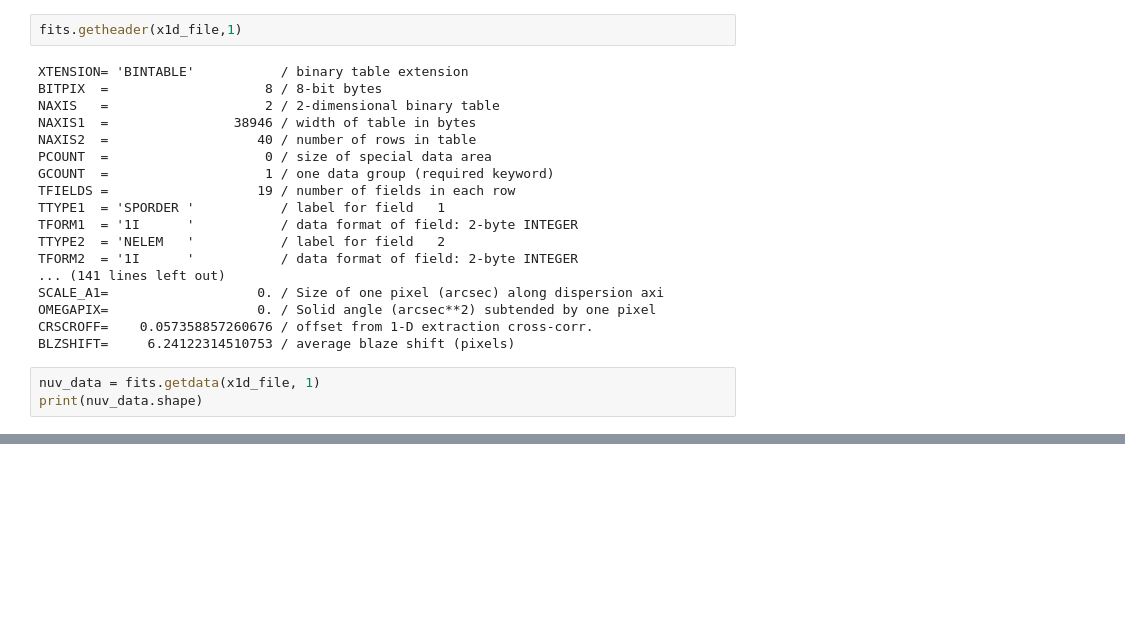
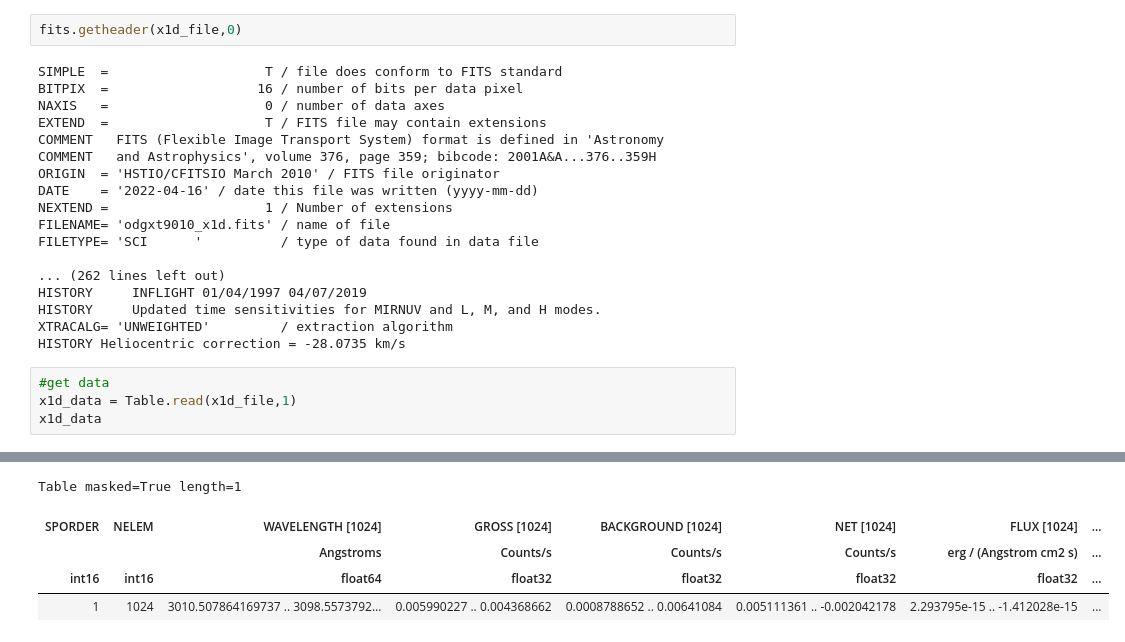
Before and after one commit to spacetelescope/STIS-Notebooks, a Jupyter notebook: View_Data/NUV.ipynb, the cells around one changed output, grey strips where cells are left out. Cells and saved outputs as stored; diff of their text form; blank space fills up the shorter version.

```diff
--- a/View_Data/NUV.ipynb
+++ b/View_Data/NUV.ipynb
@@ -24,24 +42,25 @@ No.    Name      Ver    Type      Cards   Dimensions   Format
 # %%
-fits.getheader(x1d_file,1)
+fits.getheader(x1d_file,0)
 # %% [output]
-XTENSION= 'BINTABLE'           / binary table extension
-BITPIX  =                    8 / 8-bit bytes
-NAXIS   =                    2 / 2-dimensional binary table
-NAXIS1  =                38946 / width of table in bytes
-NAXIS2  =                   40 / number of rows in table
-PCOUNT  =                    0 / size of special data area
-GCOUNT  =                    1 / one data group (required keyword)
-TFIELDS =                   19 / number of fields in each row
-TTYPE1  = 'SPORDER '           / label for field   1
-TFORM1  = '1I      '           / data format of field: 2-byte INTEGER
-TTYPE2  = 'NELEM   '           / label for field   2
-TFORM2  = '1I      '           / data format of field: 2-byte INTEGER
-... (141 lines left out)
-SCALE_A1=                   0. / Size of one pixel (arcsec) along dispersion axi
-OMEGAPIX=                   0. / Solid angle (arcsec**2) subtended by one pixel
-CRSCROFF=    0.057358857260676 / offset from 1-D extraction cross-corr.
-BLZSHIFT=     6.24122314510753 / average blaze shift (pixels)
+SIMPLE  =                    T / file does conform to FITS standard
+BITPIX  =                   16 / number of bits per data pixel
+NAXIS   =                    0 / number of data axes
+EXTEND  =                    T / FITS file may contain extensions
+COMMENT   FITS (Flexible Image Transport System) format is defined in 'Astronomy
+COMMENT   and Astrophysics', volume 376, page 359; bibcode: 2001A&A...376..359H
+ORIGIN  = 'HSTIO/CFITSIO March 2010' / FITS file originator
+DATE    = '2022-04-16' / date this file was written (yyyy-mm-dd)
+NEXTEND =                    1 / Number of extensions
+FILENAME= 'odgxt9010_x1d.fits' / name of file
+FILETYPE= 'SCI      '          / type of data found in data file
+
+... (262 lines left out)
+HISTORY     INFLIGHT 01/04/1997 04/07/2019
+HISTORY     Updated time sensitivities for MIRNUV and L, M, and H modes.
+XTRACALG= 'UNWEIGHTED'         / extraction algorithm
+HISTORY Heliocentric correction = -28.0735 km/s
 # %%
-nuv_data = fits.getdata(x1d_file, 1)
-print(nuv_data.shape)
+#get data
+x1d_data = Table.read(x1d_file,1)
+x1d_data
 # %% [output]
@@ -48,0 +68,5 @@ print(nuv_data.shape)
+Table masked=True length=1
+| SPORDER | NELEM | WAVELENGTH [1024] | GROSS [1024] | BACKGROUND [1024] | NET [1024] | FLUX [1024] | ... |
+|  |  | Angstroms | Counts/s | Counts/s | Counts/s | erg / (Angstrom cm2 s) | ... |
+| int16 | int16 | float64 | float32 | float32 | float32 | float32 | ... |
+| 1 | 1024 | 3010.507864169737 .. 3098.5573792... | 0.005990227 .. 0.004368662 | 0.0008788652 .. 0.00641084 | 0.005111361 .. -0.002042178 | 2.293795e-15 .. -1.412028e-15 | ... |
```
Also changed, not shown: parts of 21 cells of this notebook, 1 other file.
